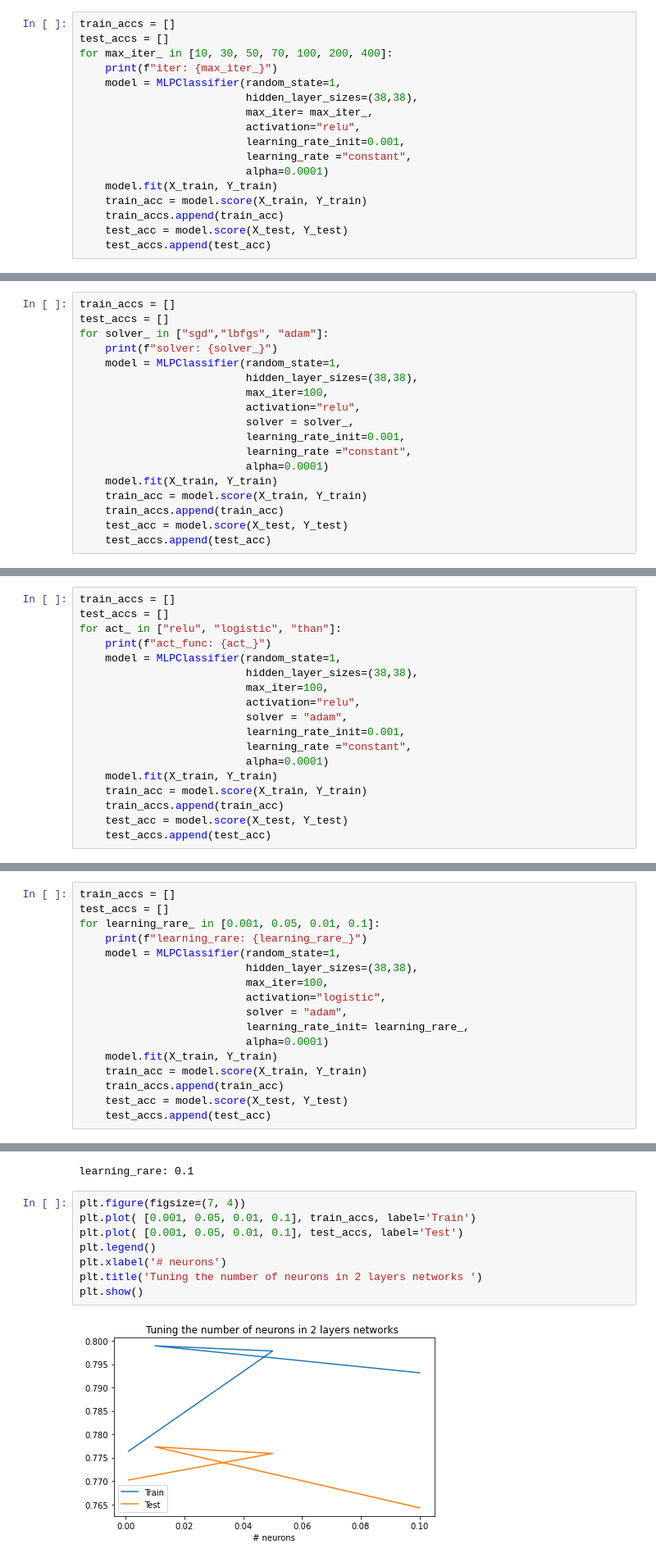
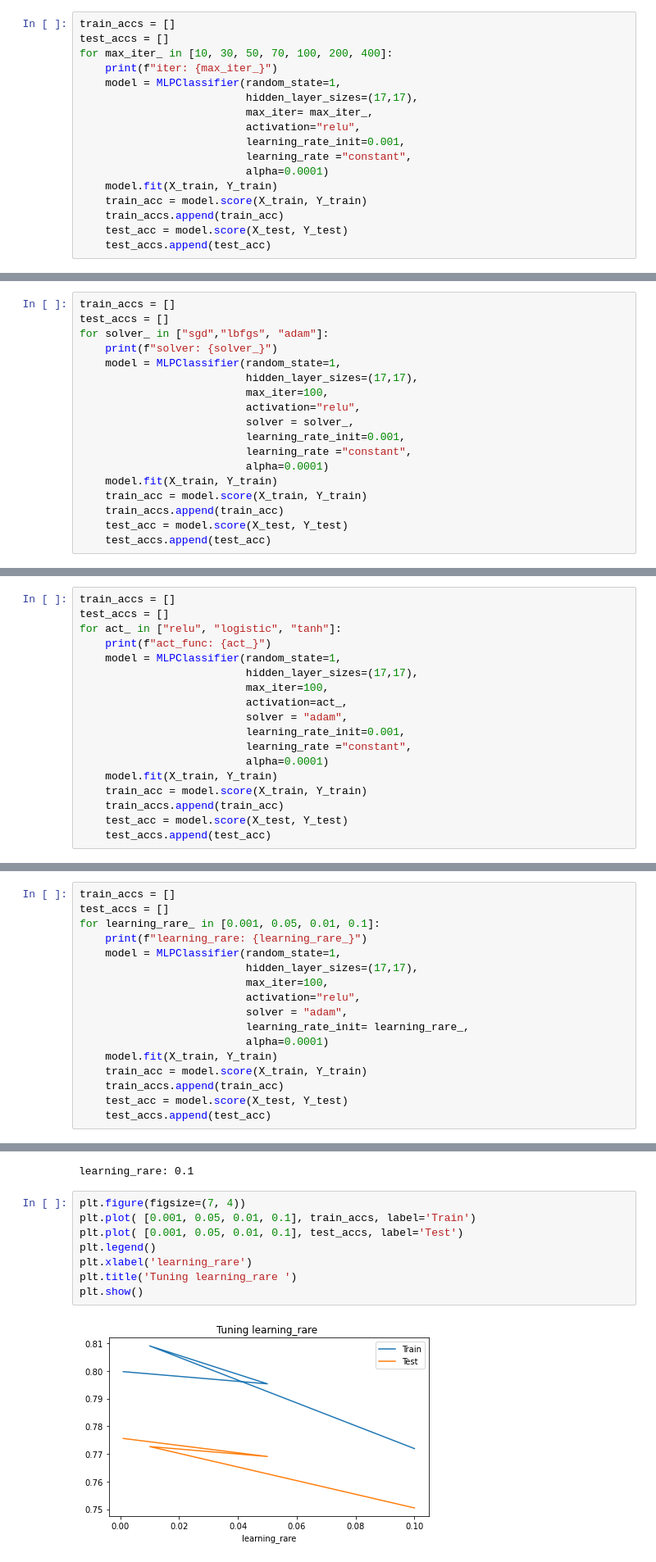
Before and after one commit to yuvalazu/ML---Course, a Jupyter notebook: ML part 2.0.ipynb, the cells around one changed output, grey strips where cells are left out. Shown at 82% size. Drawn from its saved outputs; the diff is of its cells as text.

```diff
--- a/ML part 2.0.ipynb
+++ b/ML part 2.0.ipynb
@@ -675,7 +720,7 @@ test_accs = []
 for max_iter_ in [10, 30, 50, 70, 100, 200, 400]:
     print(f"iter: {max_iter_}")
     model = MLPClassifier(random_state=1,
-                          hidden_layer_sizes=(38,38),
+                          hidden_layer_sizes=(17,17),
                           max_iter= max_iter_,
                           activation="relu",
                           learning_rate_init=0.001,
@@ -712,7 +757,7 @@ test_accs = []
 for solver_ in ["sgd","lbfgs", "adam"]:
     print(f"solver: {solver_}")
     model = MLPClassifier(random_state=1,
-                          hidden_layer_sizes=(38,38),
+                          hidden_layer_sizes=(17,17),
                           max_iter=100,
                           activation="relu",
                           solver = solver_,
@@ -748,12 +793,12 @@ plt.show()
 # %%
 train_accs = []
 test_accs = []
-for act_ in ["relu", "logistic", "than"]:
+for act_ in ["relu", "logistic", "tanh"]:
     print(f"act_func: {act_}")
     model = MLPClassifier(random_state=1,
-                          hidden_layer_sizes=(38,38),
+                          hidden_layer_sizes=(17,17),
                           max_iter=100,
-                          activation="relu",
+                          activation=act_,
                           solver = "adam",
                           learning_rate_init=0.001,
                           learning_rate ="constant",
@@ -786,9 +831,9 @@ test_accs = []
 for learning_rare_ in [0.001, 0.05, 0.01, 0.1]:
     print(f"learning_rare: {learning_rare_}")
     model = MLPClassifier(random_state=1,
-                          hidden_layer_sizes=(38,38),
+                          hidden_layer_sizes=(17,17),
                           max_iter=100,
-                          activation="logistic",
+                          activation="relu",
                           solver = "adam",
                           learning_rate_init= learning_rare_,
                           alpha=0.0001)
@@ -805,13 +850,13 @@ learning_rare: 0.1
 # %%
 plt.figure(figsize=(7, 4))
 plt.plot( [0.001, 0.05, 0.01, 0.1], train_accs, label='Train')
 plt.plot( [0.001, 0.05, 0.01, 0.1], test_accs, label='Test')
 plt.legend()
-plt.xlabel('# neurons')
-plt.title('Tuning the number of neurons in 2 layers networks ')
+plt.xlabel('learning_rare')
+plt.title('Tuning learning_rare ')
 plt.show()
 # %% [output]
-[figure, old version]
+[figure, new version]
 # %% [markdown]
 #### Checking the sanity of learning
 # %%
```
Also changed, not shown: parts of 60 cells of this notebook.
